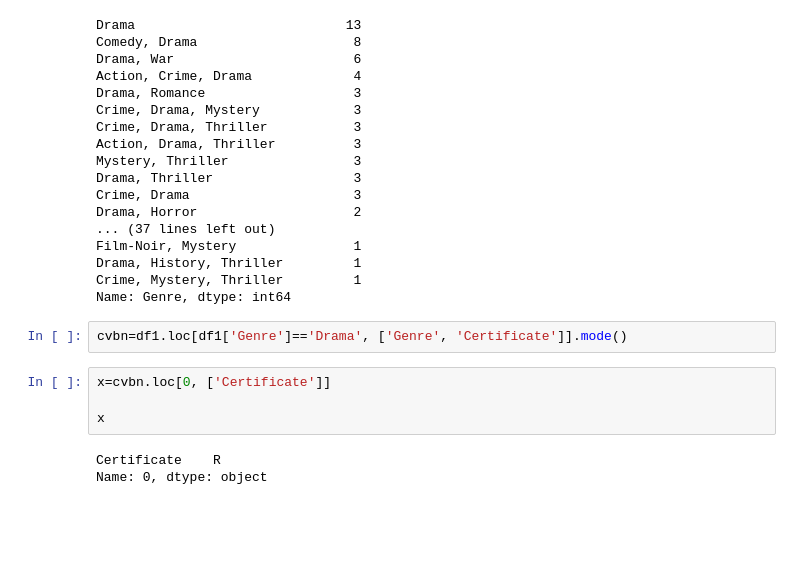
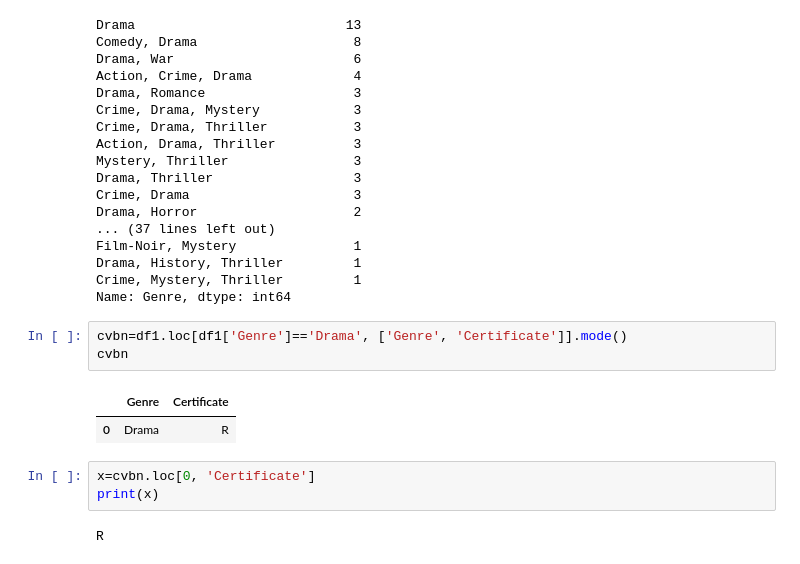
Before and after one commit to Shyam165/Summer-Internship, a Jupyter notebook: Pandas/Pandas.ipynb, the cells around one changed output. Cells and saved outputs as stored; diff of their text form; blank space fills up the shorter version.

```diff
--- a/Pandas/Pandas.ipynb
+++ b/Pandas/Pandas.ipynb
@@ -604,10 +604,12 @@ Crime, Mystery, Thriller         1
 Name: Genre, dtype: int64
 # %%
 cvbn=df1.loc[df1['Genre']=='Drama', ['Genre', 'Certificate']].mode()
+cvbn
+# %% [output]
+|  | Genre | Certificate |
+| 0 | Drama | R |
 # %%
-x=cvbn.loc[0, ['Certificate']]
-
-x
+x=cvbn.loc[0, 'Certificate']
+print(x)
 # %% [output]
-Certificate    R
-Name: 0, dtype: object
+R
```
Also changed, not shown: parts of 23 cells of this notebook.
